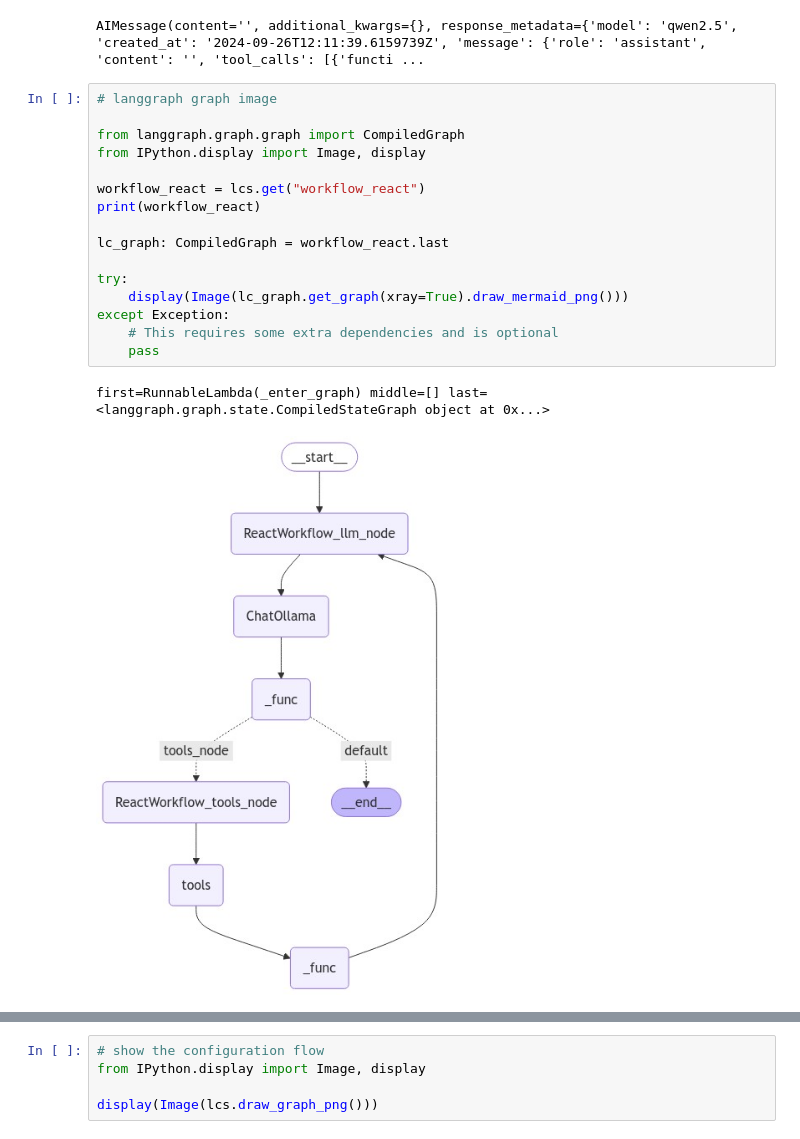
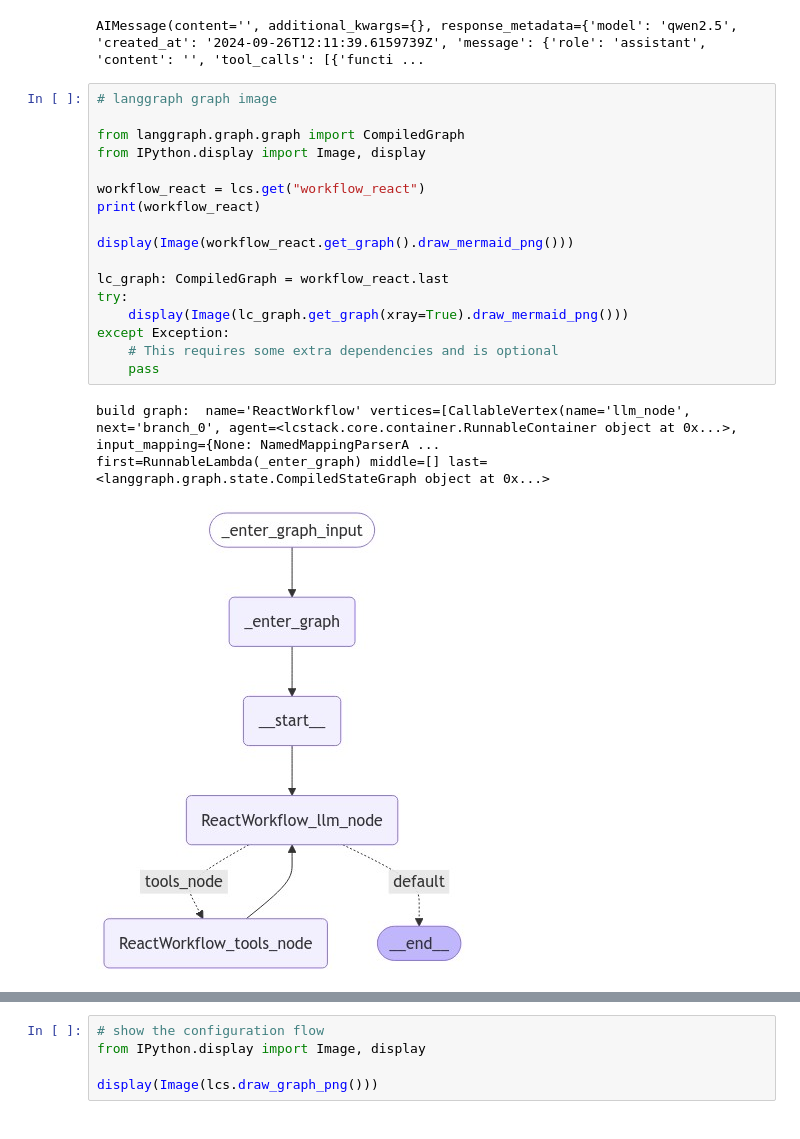
Before and after one commit to bekingcn/lcstack, a Jupyter notebook: examples/workflow.ipynb, the cells around one changed output, grey strips where cells are left out. Cells and saved outputs as stored; diff of their text form.

```diff
--- a/examples/workflow.ipynb
+++ b/examples/workflow.ipynb
@@ -40,19 +41,21 @@ AIMessage(content='', additional_kwargs={}, response_metadata={'model': 'qwen2.5
 # %%
 # langgraph graph image
 
 from langgraph.graph.graph import CompiledGraph
 from IPython.display import Image, display
 
 workflow_react = lcs.get("workflow_react")
 print(workflow_react)
 
+display(Image(workflow_react.get_graph().draw_mermaid_png()))
+
 lc_graph: CompiledGraph = workflow_react.last
-
 try:
     display(Image(lc_graph.get_graph(xray=True).draw_mermaid_png()))
 except Exception:
     # This requires some extra dependencies and is optional
     pass
 # %% [output]
+build graph:  name='ReactWorkflow' vertices=[CallableVertex(name='llm_node', next='branch_0', agent=<lcstack.core.container.RunnableContainer object at 0x...>, input_mapping={None: NamedMappingParserA ...
 first=RunnableLambda(_enter_graph) middle=[] last=<langgraph.graph.state.CompiledStateGraph object at 0x...>
-[figure, old version]
+[figure, new version]
```
Also changed, not shown: parts of 2 cells of this notebook, 33 other files.
